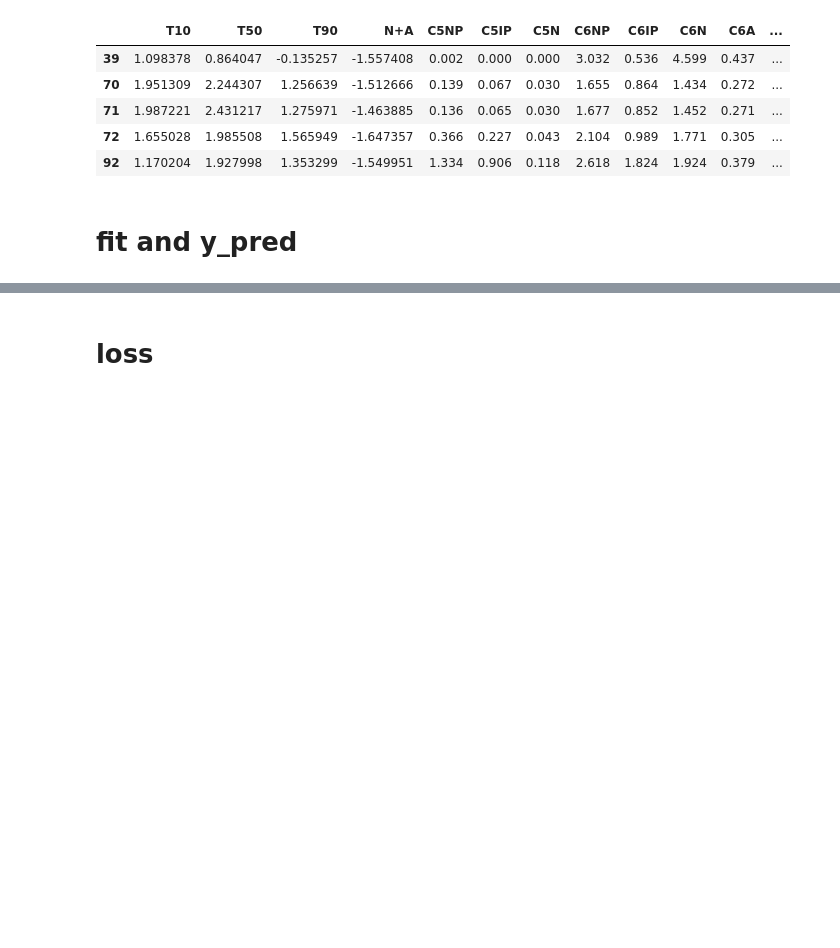
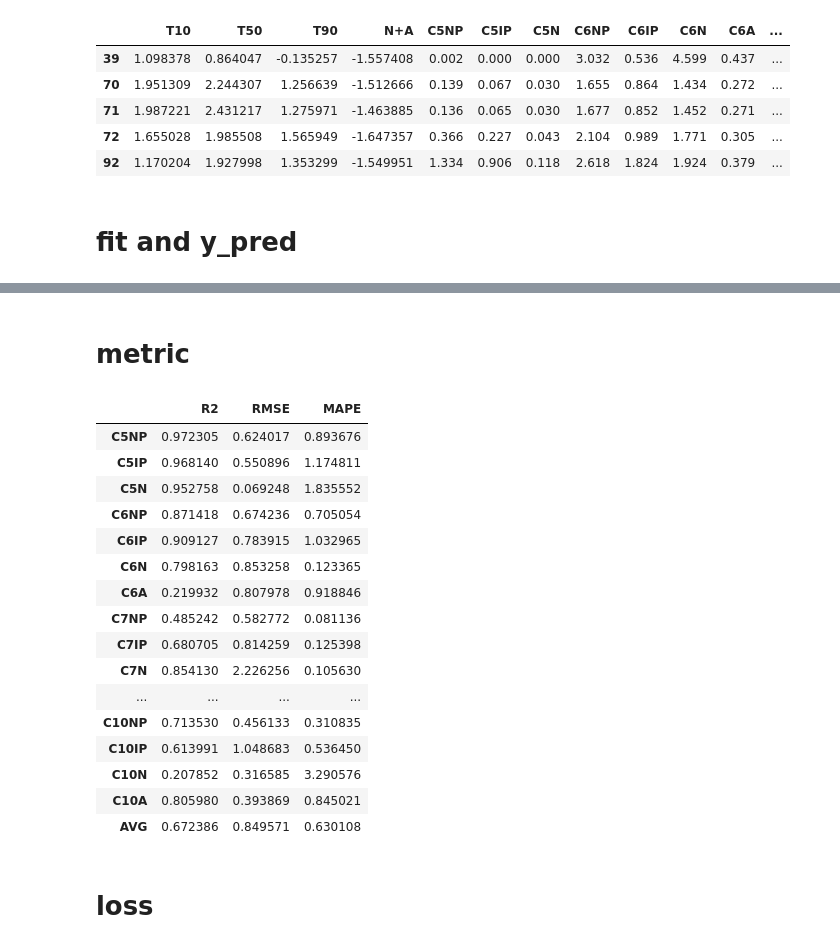
Before and after one commit to skywalker0803r/works, a Jupyter notebook: 輕油案nadda_36_1202.ipynb, the cells around one changed output, grey strips where cells are left out. Drawn from its saved outputs; the diff is of its cells as text; code cells hidden in the pictures; blank space fills up the shorter version.

```diff
--- a/輕油案nadda_36_1202.ipynb
+++ b/輕油案nadda_36_1202.ipynb
@@ -70,6 +73,43 @@ y_pred.head()
 | 15 | 9.162535 | 6.616106 | 0.893840 | 6.668848 | 8.015762 | 7.878870 | 2.786925 | 6.239373 | 6.228739 | 11.057579 | 3.987788 | ... |
 | 20 | 11.402389 | 7.968611 | 1.104616 | 6.796127 | 8.039880 | 9.025126 | 3.363900 | 5.332171 | 4.926689 | 11.416270 | 4.296895 | ... |
 | 25 | 9.197480 | 7.910019 | 0.944140 | 5.676384 | 7.540912 | 6.735935 | 1.715210 | 4.937403 | 5.545602 | 10.320767 | 3.332323 | ... |
+# %% [markdown]
+# metric
+# %%
+def mape(a, b):
+    mask = a != 0
+    return (np.fabs(a - b)/a)[mask].mean()
+# %%
+def metric(y_t,y_p,name):
+  res = {'R2':r2_score(y_t,y_p),
+         'RMSE':sqrt(mean_squared_error(y_t,y_p)),
+         'MAPE':mape(y_t,y_p),
+         }
+  return pd.DataFrame(res,index=[name])
+# %%
+res = pd.DataFrame()
+for y_name in y_cols:
+  res = res.append(metric(test[y_name],y_pred[y_name],y_name))
+res.loc['AVG'] = res.mean()
+res
+# %% [output]
+|  | R2 | RMSE | MAPE |
+| C5NP | 0.972305 | 0.624017 | 0.893676 |
+| C5IP | 0.968140 | 0.550896 | 1.174811 |
+| C5N | 0.952758 | 0.069248 | 1.835552 |
+| C6NP | 0.871418 | 0.674236 | 0.705054 |
+| C6IP | 0.909127 | 0.783915 | 1.032965 |
+| C6N | 0.798163 | 0.853258 | 0.123365 |
+| C6A | 0.219932 | 0.807978 | 0.918846 |
+| C7NP | 0.485242 | 0.582772 | 0.081136 |
+| C7IP | 0.680705 | 0.814259 | 0.125398 |
+| C7N | 0.854130 | 2.226256 | 0.105630 |
+| ... | ... | ... | ... |
+| C10NP | 0.713530 | 0.456133 | 0.310835 |
+| C10IP | 0.613991 | 1.048683 | 0.536450 |
+| C10N | 0.207852 | 0.316585 | 3.290576 |
+| C10A | 0.805980 | 0.393869 | 0.845021 |
+| AVG | 0.672386 | 0.849571 | 0.630108 |
 # %% [markdown]
 # loss
 # %%
```
Also changed, not shown: parts of 1 cell of this notebook.
